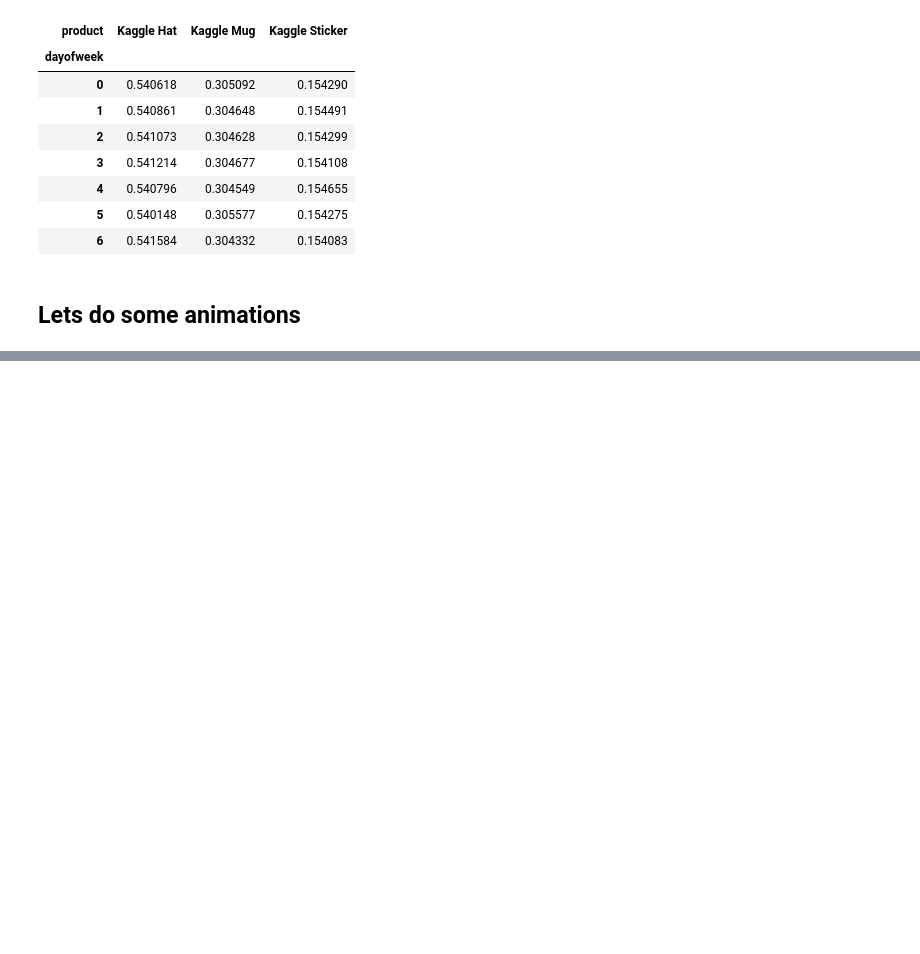
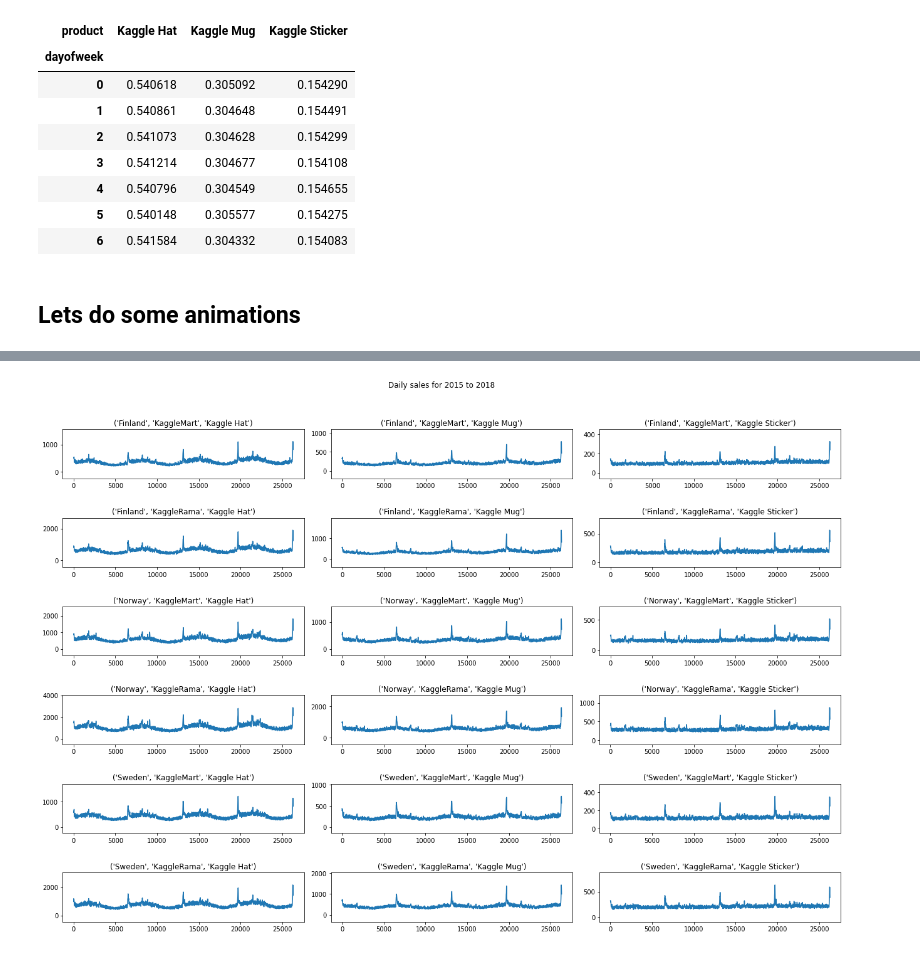
Before and after one commit to Sultan336/Kaggel, a Jupyter notebook: tps-jan-2022.ipynb, the cells around one changed output, grey strips where cells are left out. Cells and saved outputs as stored; diff of their text form; code cells hidden in the pictures; blank space fills up the shorter version.

```diff
--- a/tps-jan-2022.ipynb
+++ b/tps-jan-2022.ipynb
@@ -265,0 +347,12 @@ bcr.bar_chart_race(df=train_month_country,
+# %%
+plt.figure(figsize=(18, 12))
+for i, (combi, df) in enumerate(train.groupby(['country', 'store', 'product'])):
+    ax = plt.subplot(6, 3, i+1, ymargin=0.5)
+    ax.plot(df.num_sold)
+    #ax.set_xscale('log')
+    ax.set_title(combi)
+plt.suptitle('Daily sales for 2015 to 2018', y=1.03)
+plt.tight_layout(h_pad=3.0)
+plt.show()
+# %% [output]
+[figure, added]
```
Also changed, not shown: parts of 11 cells of this notebook.
